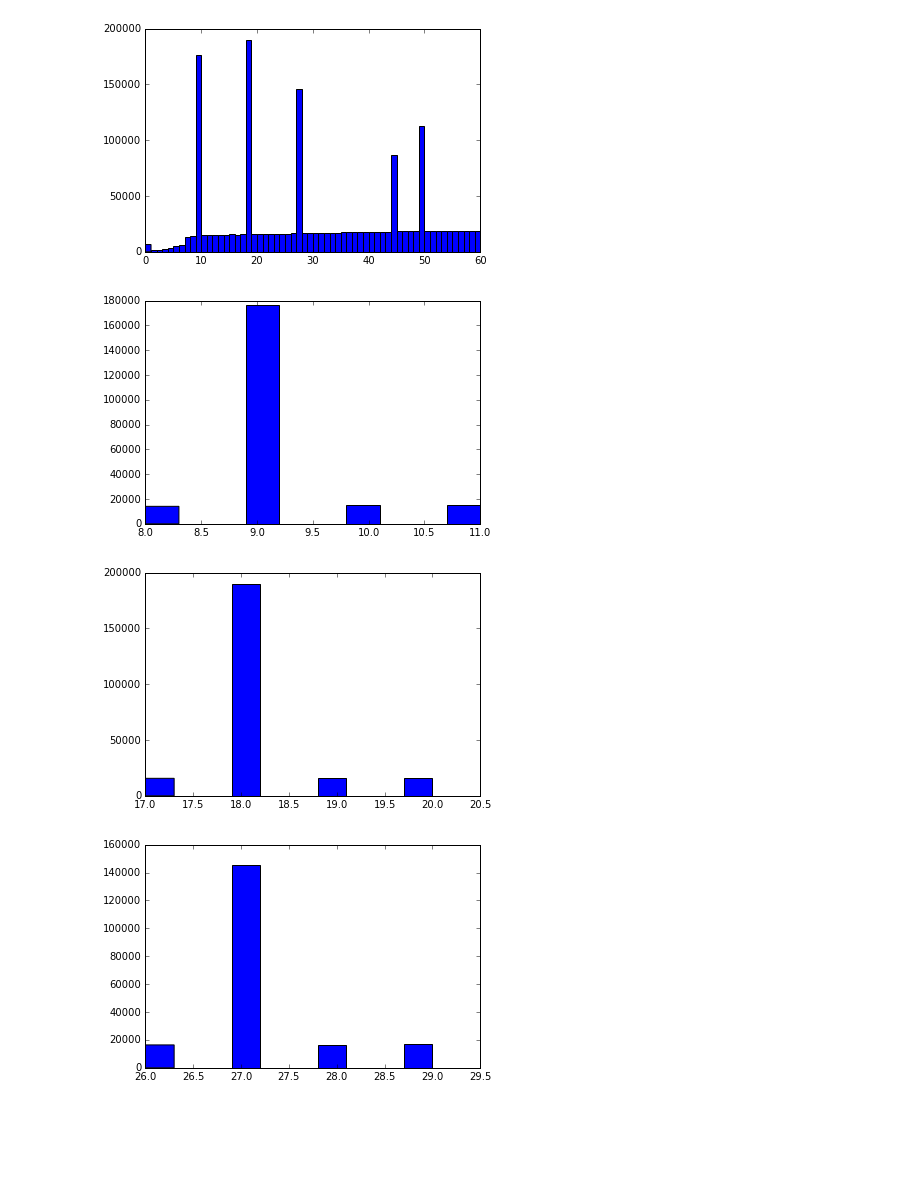
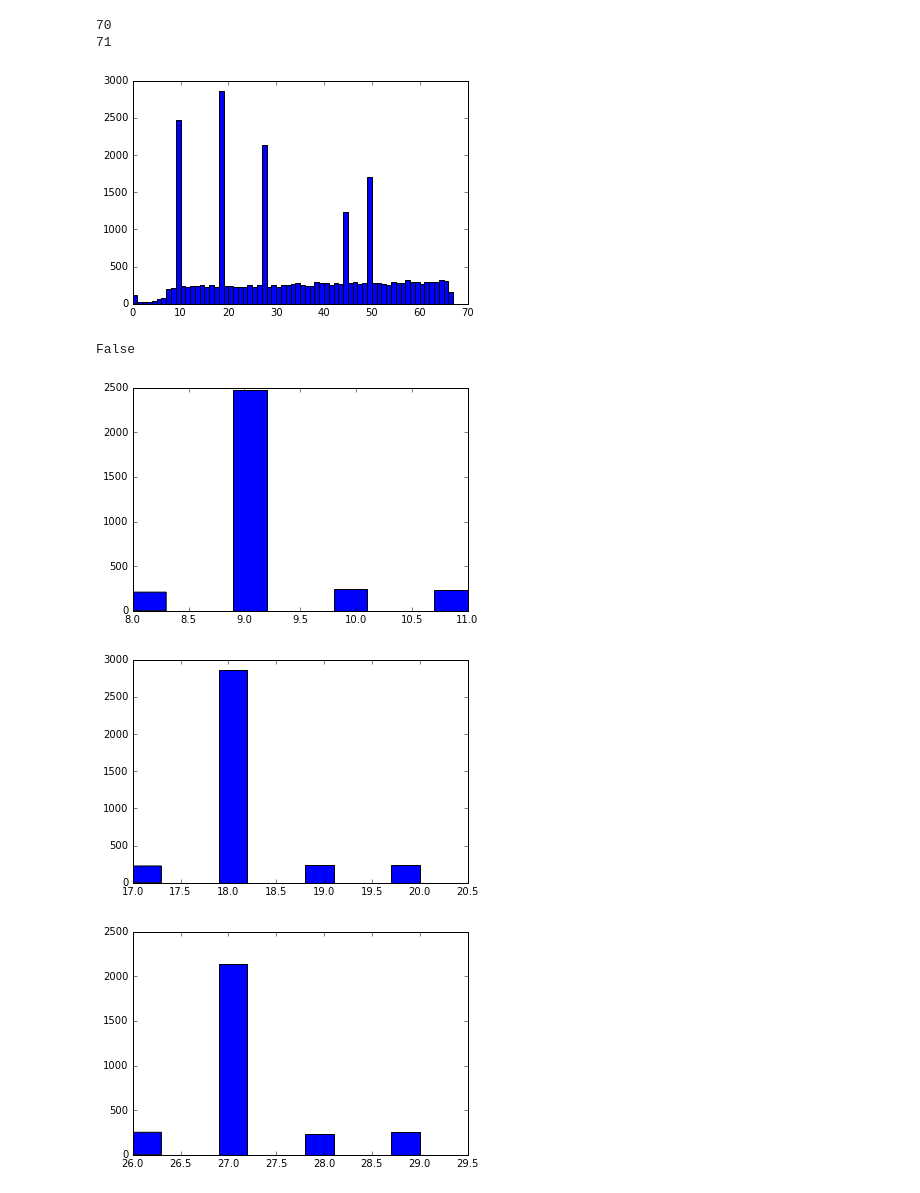
Before and after one commit to faizaakbar/ANNMINERvA, a Jupyter notebook: visualize_planecode_occupancy_stats.ipynb, the cells around one changed output. Cells and saved outputs as stored; diff of their text form; code cells hidden in the pictures; blank space fills up the shorter version.

```diff
--- a/visualize_planecode_occupancy_stats.ipynb
+++ b/visualize_planecode_occupancy_stats.ipynb
@@ -4,5 +4,5 @@ import matplotlib.pyplot as plt
 import h5py
 %matplotlib inline
 # %%
-f = h5py.File('minosmatch_127x68_xuv_padded_me1Bmc.hdf5', 'r')
+f = h5py.File('minosmatch_nukecczdefs_127x68_xuv_padded_me1Bmc_0000.hdf5', 'r')
 # %%
@@ -30,28 +42,36 @@ f['planecodes'].read_direct(planes)
 # %%
-n, bins, patches = plt.hist(planes[planes < 60], bins=np.arange(61))
+n, bins, _ = plt.hist(planes[planes < 70], bins=np.arange(71))
+print len(n)
+print len(bins)
 # %% [output]
+70
+71
-[figure, old version]
+[figure, new version]
+# %%
+print any(planes == 67)
+# %% [output]
+False
 # %%
 a = np.where(planes >= 8)
 b = np.where(planes <= 11)
 c = list(set(a[0]) & set(b[0]))
 n, bins, patches = plt.hist(planes[c])    # tgt1 == 9
 # %% [output]
-[figure, old version]
+[figure, new version]
 # %%
 a = np.where(planes >= 17)
 b = np.where(planes <= 20)
 c = list(set(a[0]) & set(b[0]))
 n, bins, patches = plt.hist(planes[c])    # tgt2 == 18
 # %% [output]
-[figure, old version]
+[figure, new version]
 # %%
 a = np.where(planes >= 26)
 b = np.where(planes <= 29)
 c = list(set(a[0]) & set(b[0]))
 n, bins, patches = plt.hist(planes[c])    # tgt3 == 27
 # %% [output]
-[figure, old version]
+[figure, new version]
 # %%
 a = np.where(planes >= 43)
 b = np.where(planes <= 46)
```
Also changed, not shown: parts of 8 cells of this notebook, 1 other file.
